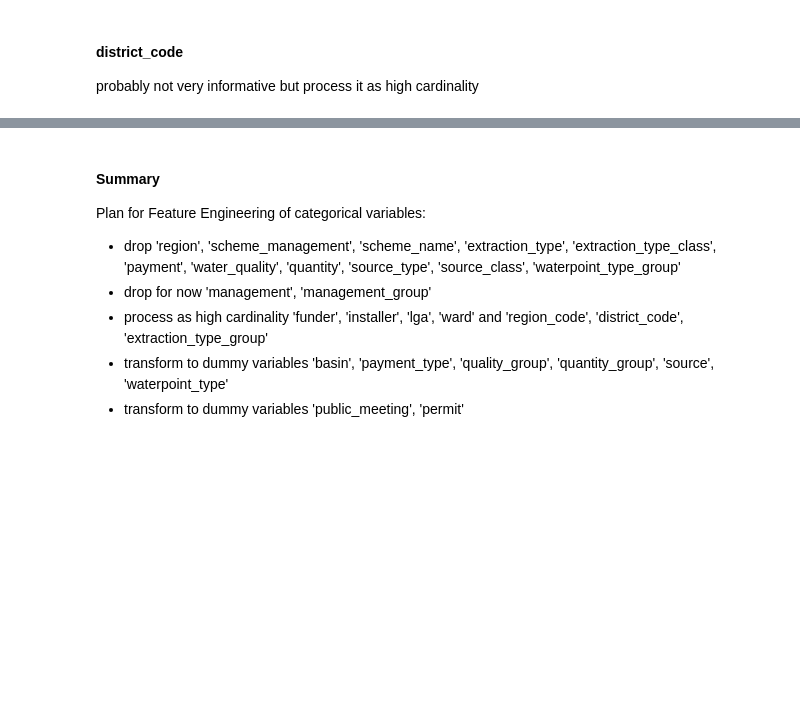
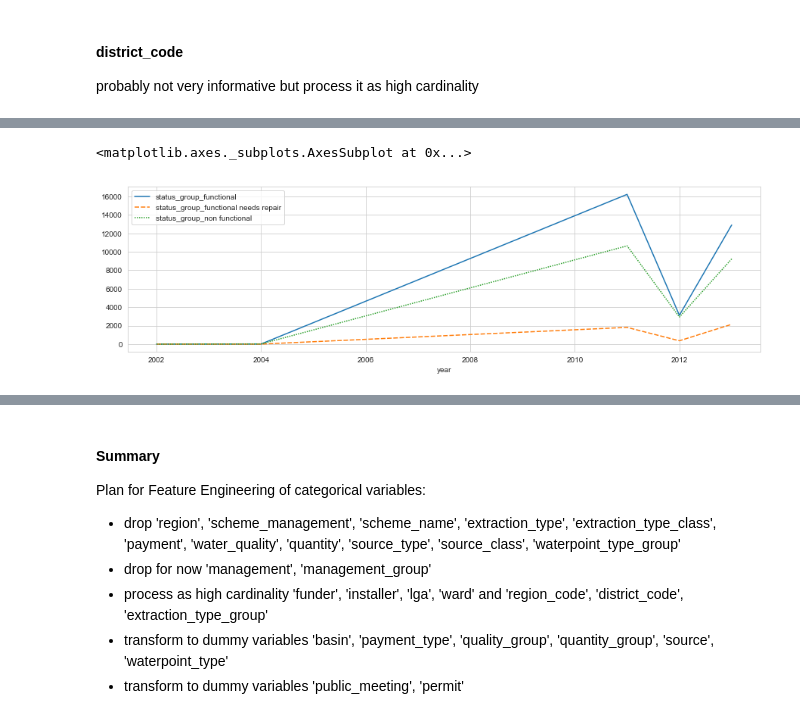
Before and after one commit to cedric-bertrand/DS-py, a Jupyter notebook: taarifa-wp/water_pumps.ipynb, the cells around one changed output, grey strips where cells are left out. Saved outputs shown, nothing was run; the diff lists cells and outputs as text; code cells hidden in the pictures; blank space fills up the shorter version.

```diff
--- a/taarifa-wp/water_pumps.ipynb
+++ b/taarifa-wp/water_pumps.ipynb
@@ -412,0 +545,13 @@ col_high_cardinality.append('district_code')
+# %%
+# extract all numerical variables plus target
+ts = train_set[['date_recorded', 'status_group']]
+
+# set the index to listing_at, order it and change its type to datetime
+ts.set_index('date_recorded', inplace=True)
+ts = ts.sort_index(axis=0, ascending=True, inplace=False)
+ts.index = pd.to_datetime(ts.index)
+
+# create one dummy variable for each value of category_class (after converting it to type str)
+ts = pd.get_dummies(ts.astype(str))
+# show and check the result
+ts.head(3)
@@ -412,0 +564,10 @@ col_high_cardinality.append('district_code')
+# %%
+# extract the hour of the day to a new column
+ts['year'] = ts.index.year
+# aggregate each dummy variable by grouping by hour
+df_plot = ts.groupby(['year']).sum()
+sns.lineplot(data=df_plot);
+ts.drop('year', axis=1, inplace=True)
+# %% [output]
+<matplotlib.axes._subplots.AxesSubplot at 0x...>
+[figure, added]
```
Also changed, not shown: parts of 40 cells of this notebook.
